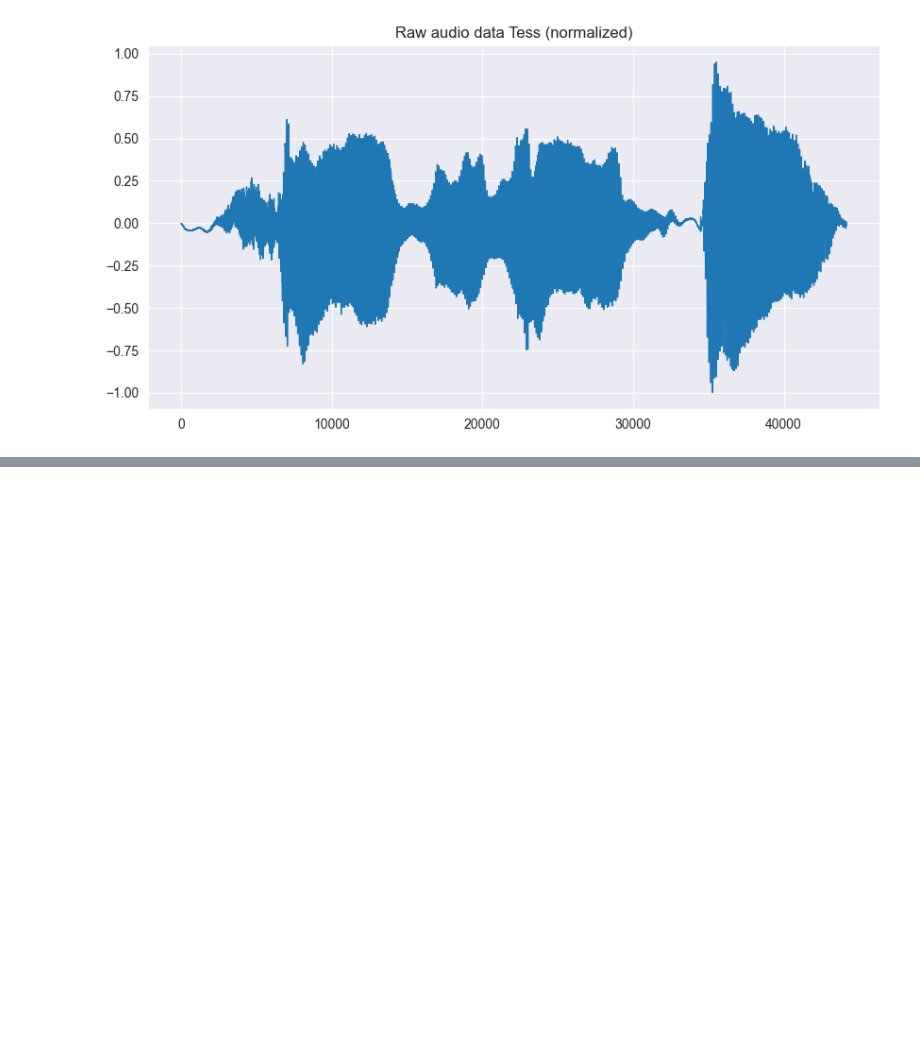
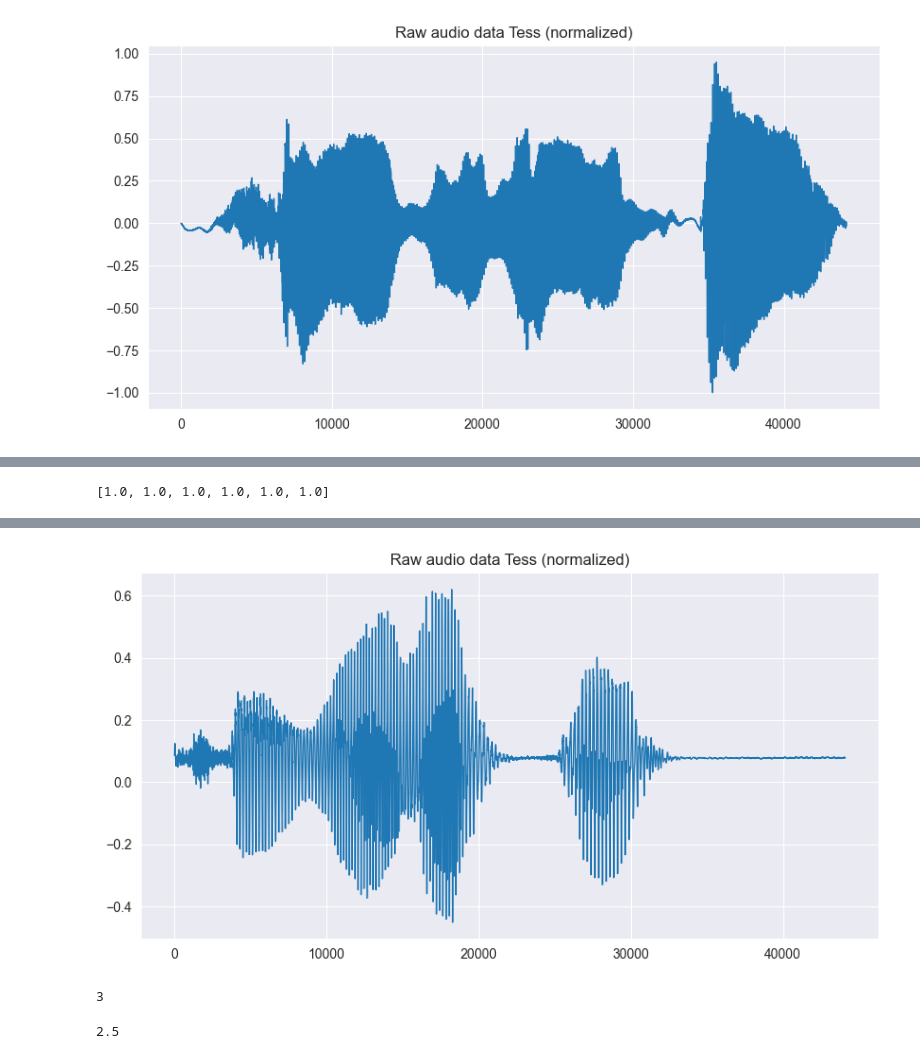
Before and after one commit to Dayfob/Emotion-Recognition-Application, a Jupyter notebook: preprocessing_experiments.ipynb, the cells around one changed output, grey strips where cells are left out. Cells and saved outputs as stored; diff of their text form; code cells hidden in the pictures; blank space fills up the shorter version.

Commit message:
added preprocessing and feature extraction for 1 sec samples

```diff
--- a/preprocessing.ipynb
+++ b/preprocessing_experiments.ipynb
@@ -779,0 +366,33 @@ Features.shape
+# %%
+import librosa
+import numpy as np
+
+segment_length = 1
+segments = []
+lengths = []
+
+# Example usage:
+file_path = 'datasets/Savee/JE_sa14.wav'  # Replace with your audio file path
+audio, sr = librosa.load(file_path, sr=None)
+# audio, sr = librosa.load(file_path, offset=1, duration=1.5) # Load audio with its original sample rate
+print(librosa.get_duration(y=audio, sr=sr))
+y_trimmed, _ = librosa.effects.trim(audio, top_db=15)
+print(librosa.get_duration(y=y_trimmed, sr=sr))
+normalized_audio = librosa.util.normalize(y_trimmed)
+
+segment_length_samples = int(segment_length * sr)
+num_segments = -(-len(normalized_audio) // segment_length_samples)
+
+for i in range(num_segments):
+    start_sample = i * segment_length_samples
+    end_sample = start_sample + segment_length_samples
+    segment = normalized_audio[start_sample:end_sample]
+
+    seg_ln = librosa.get_duration(y=segment, sr=sr)
+    if seg_ln > 0.2:
+        if segment_length > seg_ln:
+            segment = librosa.util.fix_length(segment, size=22050)
+        print("end ", librosa.get_duration(y=segment, sr=sr))
+        seg_ln = librosa.get_duration(y=segment, sr=sr)
+        lengths.append(seg_ln)
+        segments.append(segment)
@@ -779,0 +417,17 @@ Features.shape
+# %%
+lengths
+# %% [output]
+[1.0, 1.0, 1.0, 1.0, 1.0, 1.0]
+# %%
+import pandas as pd
+from IPython.display import Audio
+
+output_file_path = os.path.join(f'test.wav')
+sf.write(output_file_path, segments[5], sr)
+
+audio, sr = librosa.load("test.wav", sr=None)  # Load audio with its original sample rate
+
+
+pd.Series(segments[1]).plot(figsize=(10, 5), lw=1, title='Raw audio data Tess (normalized)')
+Audio(audio, rate=sr)
+# %% [output]
@@ -779,0 +435,9 @@ Features.shape
+[figure, added]
+# %%
+-(-5 // 2)
+# %% [output]
+3
+# %%
+5 / 2
+# %% [output]
+2.5
```
Also changed, not shown: parts of 24 cells of this notebook, 4 other files.
